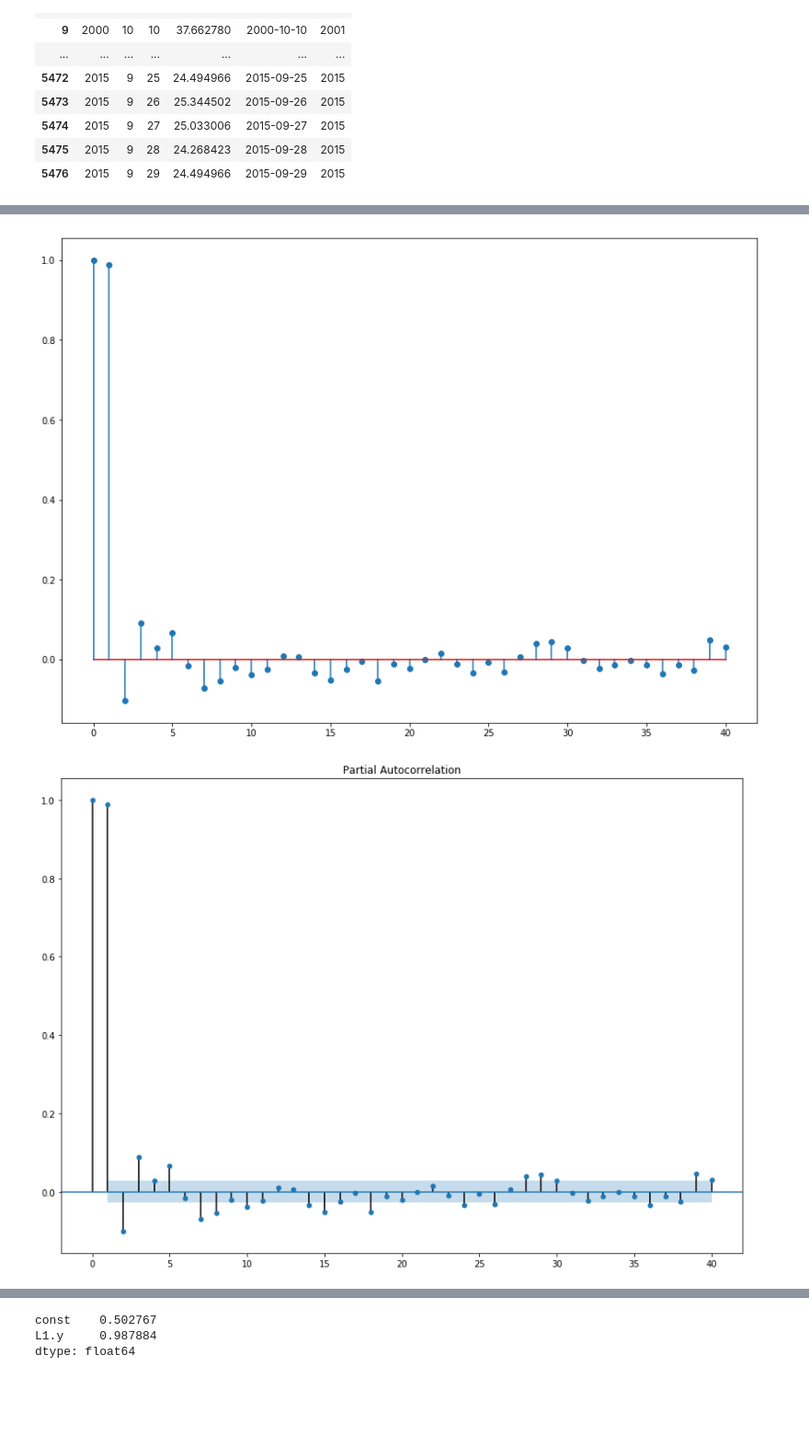
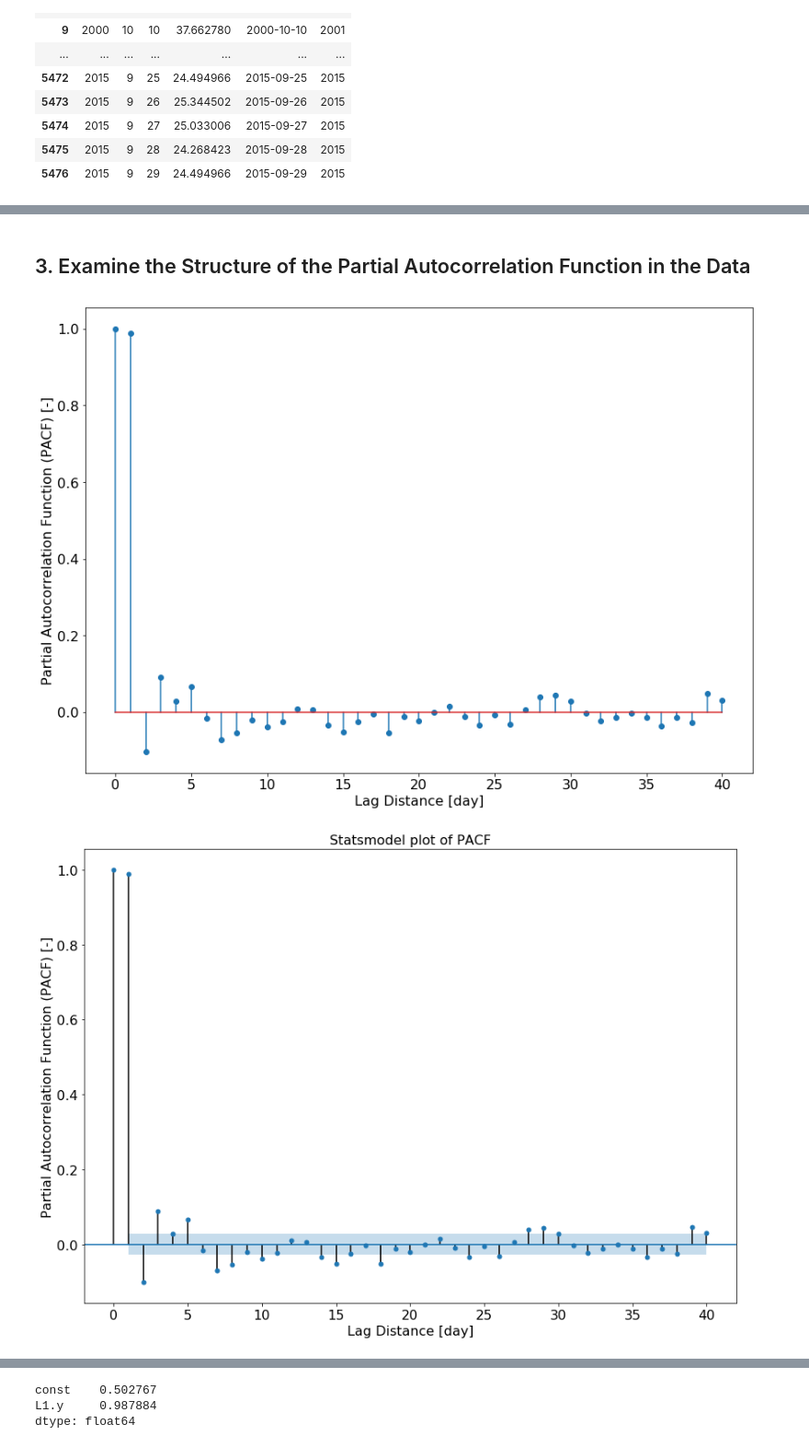
Before and after one commit to EgorFedorencko/GEOS_518, a Jupyter notebook: Module04_AR-Models/AutoregressiveModels.ipynb, the cells around one changed output, grey strips where cells are left out. Shown at 92% size. Saved outputs shown, nothing was run; the diff lists cells and outputs as text; code cells hidden in the pictures; blank space fills up the shorter version.

Commit message:
Added text and additional plots to AR models

```diff
--- a/Module04_AR-Models/AutoregressiveModels.ipynb
+++ b/Module04_AR-Models/AutoregressiveModels.ipynb
@@ -51,18 +74,29 @@ df.iloc[qrows,:]
 # a test dataset (everything that is Water Year 2015).
 df_train = df[df.WY != 2015]
 df_test  = df[df.WY == 2015]
+# %% [markdown]
+## 3. Examine the Structure of the Partial Autocorrelation Function in the Data
 # %%
 Qt = pd.Series(df_train['Q'].values,df_train['SerDates'].values)
 
 Qpacf = sm.pacf(Qt)
 
 plt.figure(figsize=(14,10))
 plt.stem(Qpacf)
+plt.ylabel('Partial Autocorrelation Function (PACF) [-]',fontsize=16)
+plt.xlabel('Lag Distance [day]',fontsize=16)
+ax = plt.gca()
+ax.tick_params('both',labelsize=16)
 plt.show()
 
 from statsmodels.graphics.tsaplots import plot_pacf
 f, axarr = plt.subplots(1, 1, figsize=(14,10))
 _ = plot_pacf(Qt,method='ols',lags=40,ax=axarr.axes)
+axarr.set_title('Statsmodel plot of PACF',fontsize=16)
+axarr.set_ylabel('Partial Autocorrelation Function (PACF) [-]',fontsize=16)
+axarr.set_xlabel('Lag Distance [day]',fontsize=16)
+axarr = plt.gca()
+axarr.tick_params('both',labelsize=16)
 # %% [output]
-[figure, old version]
+[figure, new version]
-[figure, old version]
+[figure, new version]
```
Also changed, not shown: parts of 8 cells of this notebook.
